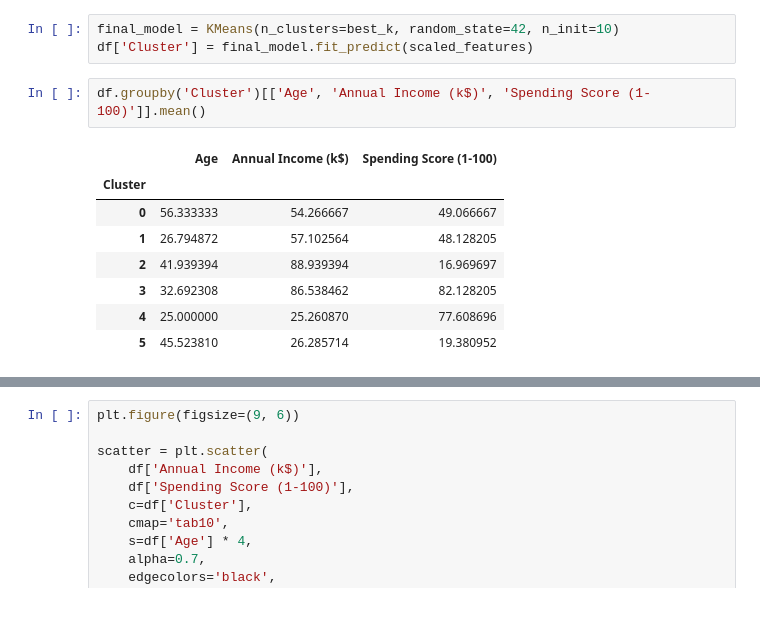
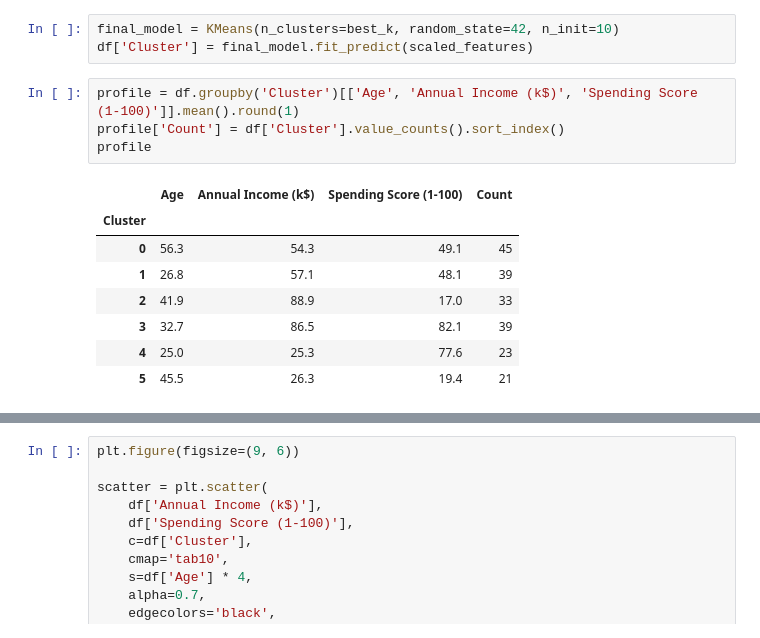
Before and after one commit to mohammadSous/customer-segmentation-kmeans, a Jupyter notebook: main.ipynb, the cells around one changed output, grey strips where cells are left out. Saved outputs shown, nothing was run; the diff lists cells and outputs as text.

```diff
--- a/main.ipynb
+++ b/main.ipynb
@@ -151,13 +217,15 @@ k=5 was also tested as a sanity check. The resulting scatter plot was harder to
 final_model = KMeans(n_clusters=best_k, random_state=42, n_init=10)
 df['Cluster'] = final_model.fit_predict(scaled_features)
 # %%
-df.groupby('Cluster')[['Age', 'Annual Income (k$)', 'Spending Score (1-100)']].mean()
+profile = df.groupby('Cluster')[['Age', 'Annual Income (k$)', 'Spending Score (1-100)']].mean().round(1)
+profile['Count'] = df['Cluster'].value_counts().sort_index()
+profile
 # %% [output]
-|  | Age | Annual Income (k$) | Spending Score (1-100) |
-| Cluster |  |  |  |
-| 0 | 56.333333 | 54.266667 | 49.066667 |
-| 1 | 26.794872 | 57.102564 | 48.128205 |
-| 2 | 41.939394 | 88.939394 | 16.969697 |
-| 3 | 32.692308 | 86.538462 | 82.128205 |
-| 4 | 25.000000 | 25.260870 | 77.608696 |
-| 5 | 45.523810 | 26.285714 | 19.380952 |
+|  | Age | Annual Income (k$) | Spending Score (1-100) | Count |
+| Cluster |  |  |  |  |
+| 0 | 56.3 | 54.3 | 49.1 | 45 |
+| 1 | 26.8 | 57.1 | 48.1 | 39 |
+| 2 | 41.9 | 88.9 | 17.0 | 33 |
+| 3 | 32.7 | 86.5 | 82.1 | 39 |
+| 4 | 25.0 | 25.3 | 77.6 | 23 |
+| 5 | 45.5 | 26.3 | 19.4 | 21 |
```
Also changed, not shown: parts of 10 cells of this notebook.
